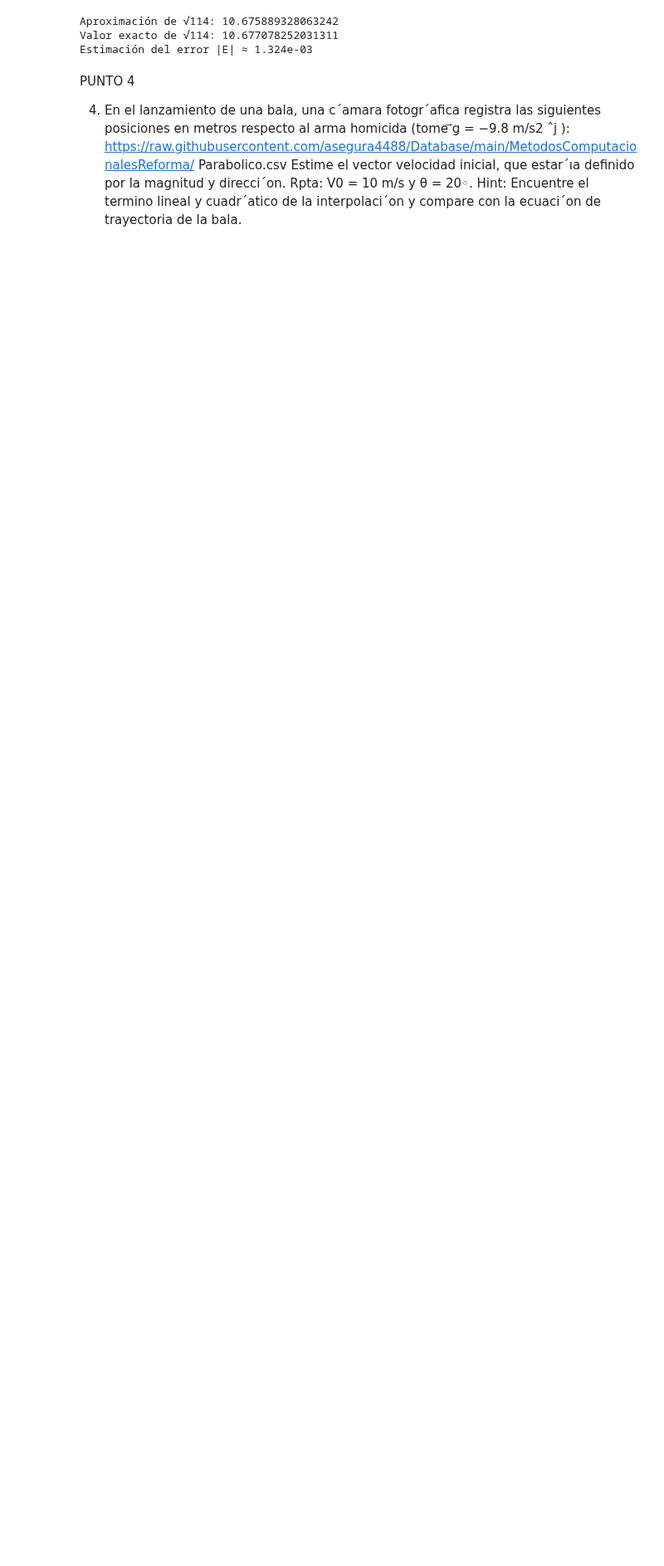
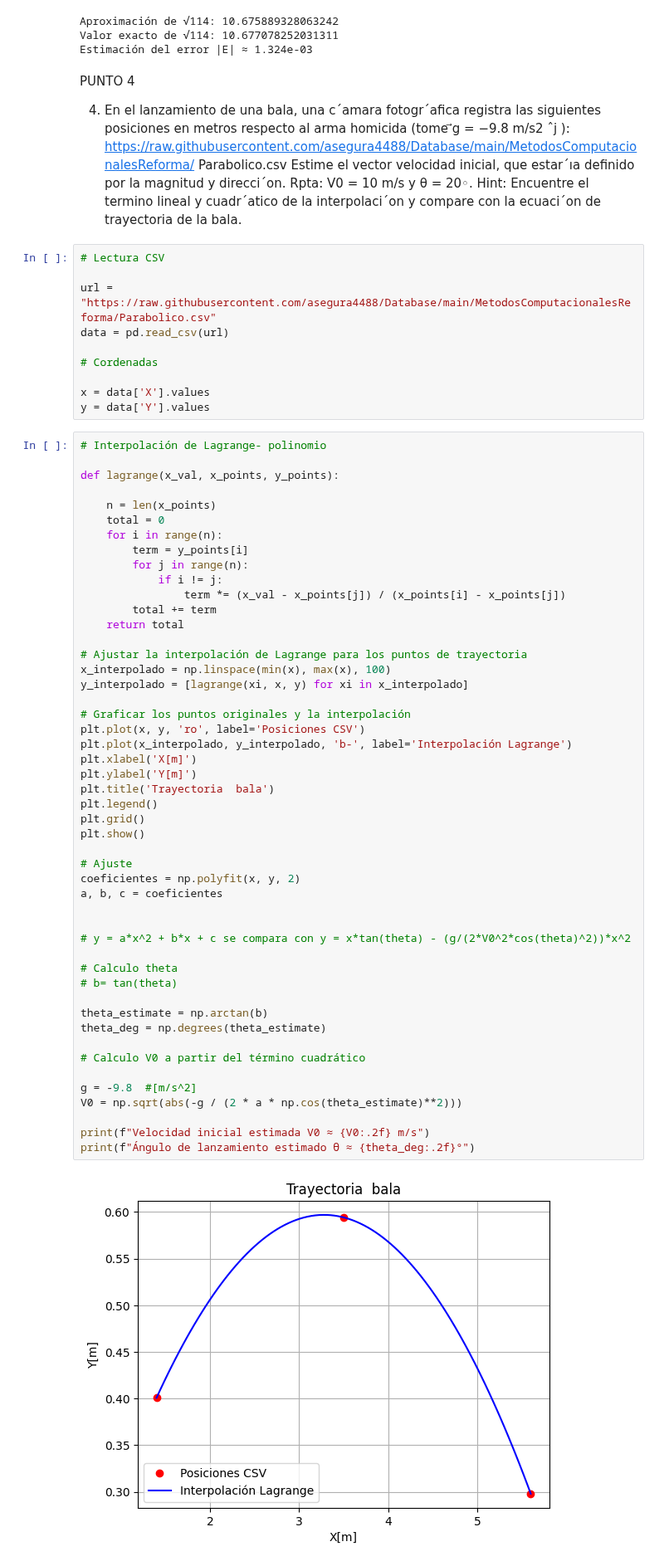
Before and after one commit to ampereapescador/MetodosI_AnaPerea_JuanGomez, a Jupyter notebook: TAREA_2.ipynb, the cells around one changed output. Shown at 83% size. Cells and saved outputs as stored; diff of their text form; blank space fills up the shorter version.

```diff
--- a/TAREA_2.ipynb
+++ b/TAREA_2.ipynb
@@ -115,3 +116,64 @@ Parabolico.csv
 Estime el vector velocidad inicial, que estar´ıa definido por la magnitud y direcci´on. Rpta:
 V0 = 10 m/s y θ = 20◦. Hint: Encuentre el termino lineal y cuadr´atico de la interpolaci´on
 y compare con la ecuaci´on de trayectoria de la bala.
+# %%
+# Lectura CSV
+
+url = "https://raw.githubusercontent.com/asegura4488/Database/main/MetodosComputacionalesReforma/Parabolico.csv"
+data = pd.read_csv(url)
+
+# Cordenadas
+
+x = data['X'].values
+y = data['Y'].values
+# %%
+# Interpolación de Lagrange- polinomio
+
+def lagrange(x_val, x_points, y_points):
+
+    n = len(x_points)
+    total = 0
+    for i in range(n):
+        term = y_points[i]
+        for j in range(n):
+            if i != j:
+                term *= (x_val - x_points[j]) / (x_points[i] - x_points[j])
+        total += term
+    return total
+
+# Ajustar la interpolación de Lagrange para los puntos de trayectoria
+x_interpolado = np.linspace(min(x), max(x), 100)
+y_interpolado = [lagrange(xi, x, y) for xi in x_interpolado]
+
+# Graficar los puntos originales y la interpolación
+plt.plot(x, y, 'ro', label='Posiciones CSV')
+plt.plot(x_interpolado, y_interpolado, 'b-', label='Interpolación Lagrange')
+plt.xlabel('X[m]')
+plt.ylabel('Y[m]')
+plt.title('Trayectoria  bala')
+plt.legend()
+plt.grid()
+plt.show()
+
+# Ajuste
+coeficientes = np.polyfit(x, y, 2)
+a, b, c = coeficientes
+
+
+# y = a*x^2 + b*x + c se compara con y = x*tan(theta) - (g/(2*V0^2*cos(theta)^2))*x^2
+
+# Calculo theta
+# b= tan(theta)
+
+theta_estimate = np.arctan(b)
+theta_deg = np.degrees(theta_estimate)
+
+# Calculo V0 a partir del término cuadrático
+
+g = -9.8  #[m/s^2]
+V0 = np.sqrt(abs(-g / (2 * a * np.cos(theta_estimate)**2)))
+
+print(f"Velocidad inicial estimada V0 ≈ {V0:.2f} m/s")
+print(f"Ángulo de lanzamiento estimado θ ≈ {theta_deg:.2f}°")
+# %% [output]
+[figure, added]
```
Also changed, not shown: parts of 2 cells of this notebook.
